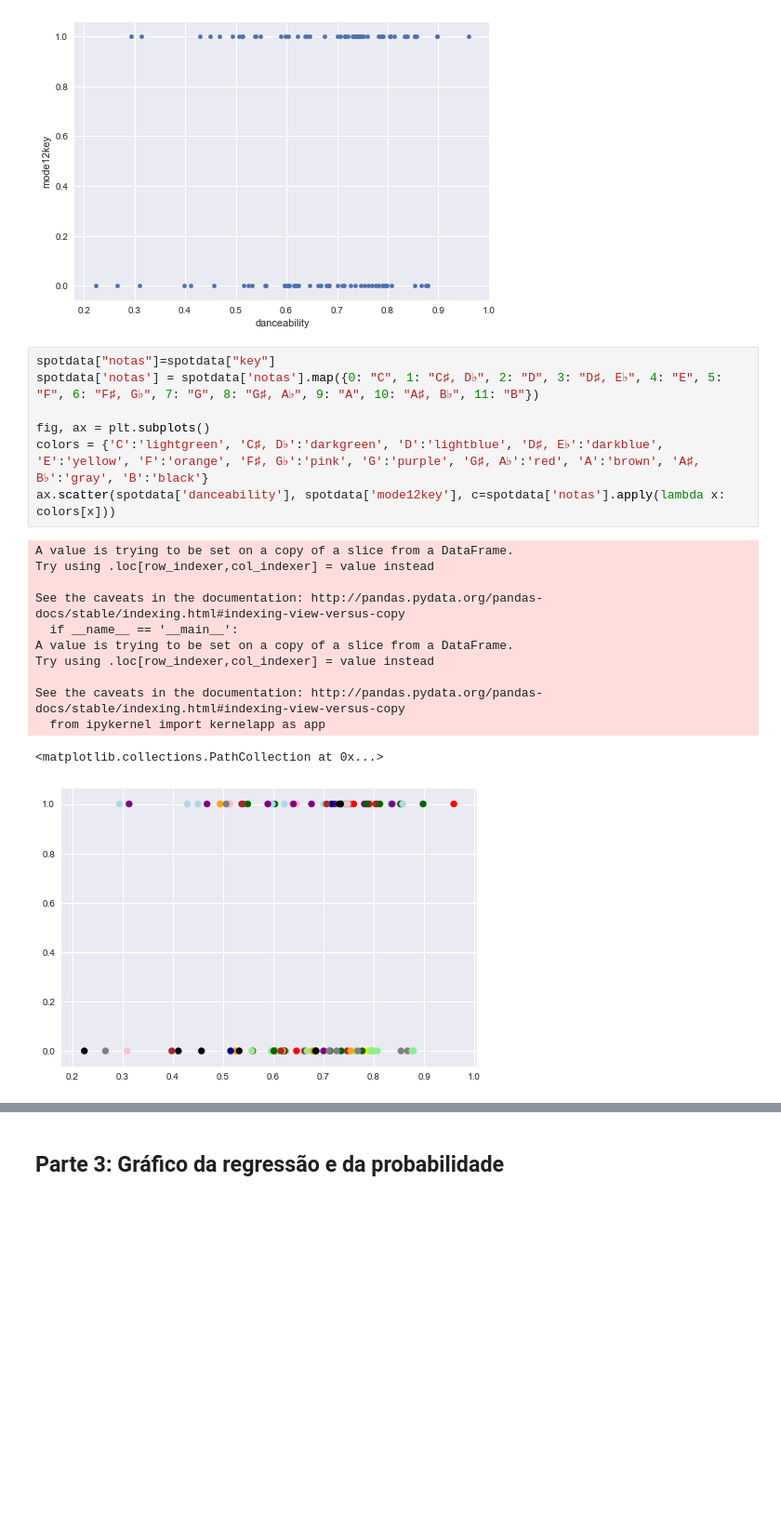
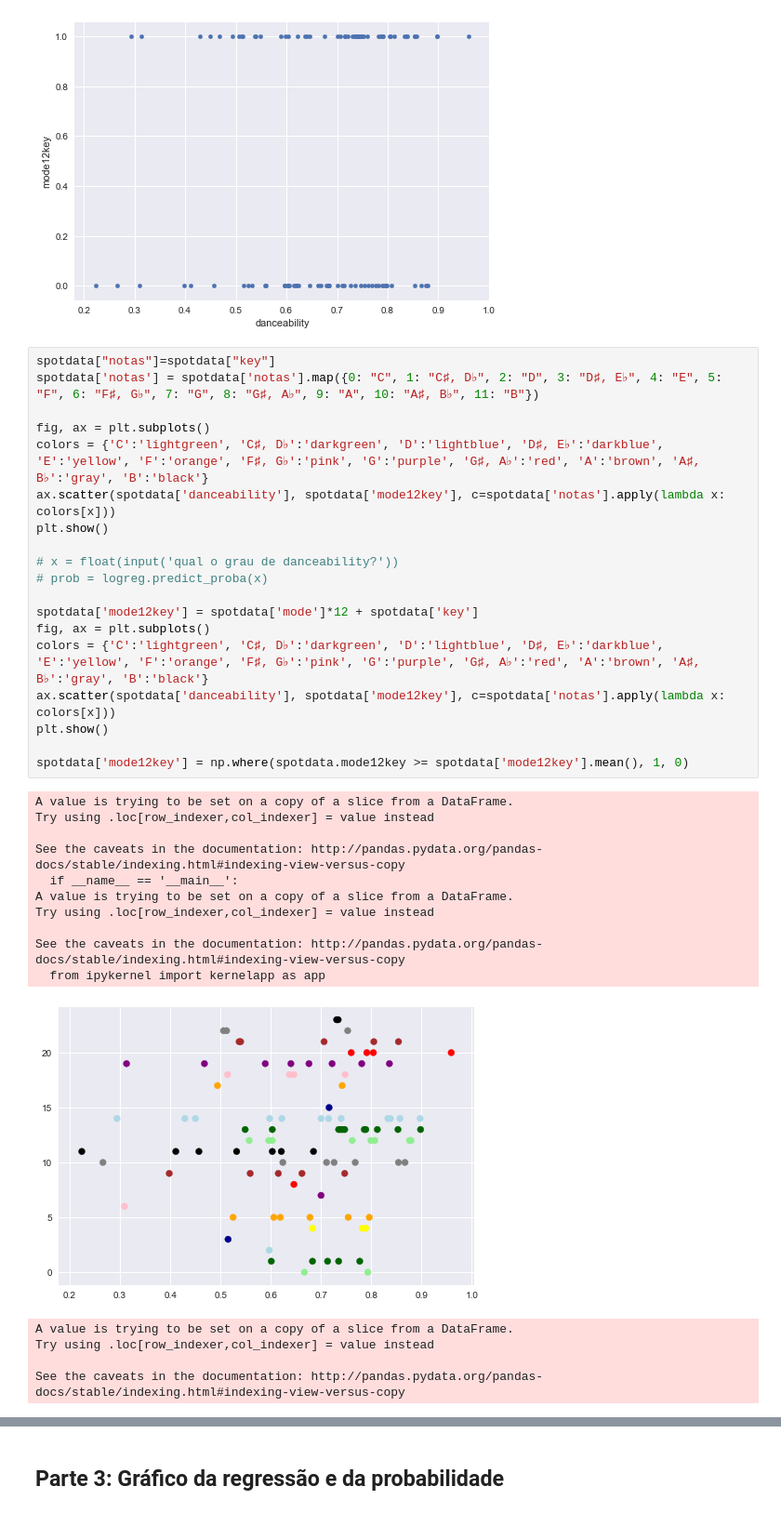
Before and after one commit to R09090909/Projeto3-cd, a Jupyter notebook: Projeto-3-CD-6.0.ipynb, the cells around one changed output, grey strips where cells are left out. Shown: that part at 93% size. Cells and saved outputs as stored; diff of their text form; blank space fills up the shorter version.

```diff
--- a/Projeto-3-CD-6.0.ipynb
+++ b/Projeto-3-CD-6.0.ipynb
@@ -154,20 +143,35 @@ See the caveats in the documentation: http://pandas.pydata.org/pandas-docs/stabl
 # %%
 spotdata["notas"]=spotdata["key"]
 spotdata['notas'] = spotdata['notas'].map({0: "C", 1: "C♯, D♭", 2: "D", 3: "D♯, E♭", 4: "E", 5: "F", 6: "F♯, G♭", 7: "G", 8: "G♯, A♭", 9: "A", 10: "A♯, B♭", 11: "B"})
 
 fig, ax = plt.subplots()
 colors = {'C':'lightgreen', 'C♯, D♭':'darkgreen', 'D':'lightblue', 'D♯, E♭':'darkblue', 'E':'yellow', 'F':'orange', 'F♯, G♭':'pink', 'G':'purple', 'G♯, A♭':'red', 'A':'brown', 'A♯, B♭':'gray', 'B':'black'}
 ax.scatter(spotdata['danceability'], spotdata['mode12key'], c=spotdata['notas'].apply(lambda x: colors[x]))
+plt.show()
+
+# x = float(input('qual o grau de danceability?'))
+# prob = logreg.predict_proba(x)
+
+spotdata['mode12key'] = spotdata['mode']*12 + spotdata['key']
+fig, ax = plt.subplots()
+colors = {'C':'lightgreen', 'C♯, D♭':'darkgreen', 'D':'lightblue', 'D♯, E♭':'darkblue', 'E':'yellow', 'F':'orange', 'F♯, G♭':'pink', 'G':'purple', 'G♯, A♭':'red', 'A':'brown', 'A♯, B♭':'gray', 'B':'black'}
+ax.scatter(spotdata['danceability'], spotdata['mode12key'], c=spotdata['notas'].apply(lambda x: colors[x]))
+plt.show()
+
+spotdata['mode12key'] = np.where(spotdata.mode12key >= spotdata['mode12key'].mean(), 1, 0)
 # %% [output]
 A value is trying to be set on a copy of a slice from a DataFrame.
 Try using .loc[row_indexer,col_indexer] = value instead
 
 See the caveats in the documentation: http://pandas.pydata.org/pandas-docs/stable/indexing.html#indexing-view-versus-copy
   if __name__ == '__main__':
 A value is trying to be set on a copy of a slice from a DataFrame.
 Try using .loc[row_indexer,col_indexer] = value instead
 
 See the caveats in the documentation: http://pandas.pydata.org/pandas-docs/stable/indexing.html#indexing-view-versus-copy
   from ipykernel import kernelapp as app
+[figure, new version]
-<matplotlib.collections.PathCollection at 0x...>
+A value is trying to be set on a copy of a slice from a DataFrame.
+Try using .loc[row_indexer,col_indexer] = value instead
+
+See the caveats in the documentation: http://pandas.pydata.org/pandas-docs/stable/indexing.html#indexing-view-versus-copy
-[figure, old version]
```
Also changed, not shown: parts of 12 cells of this notebook.
